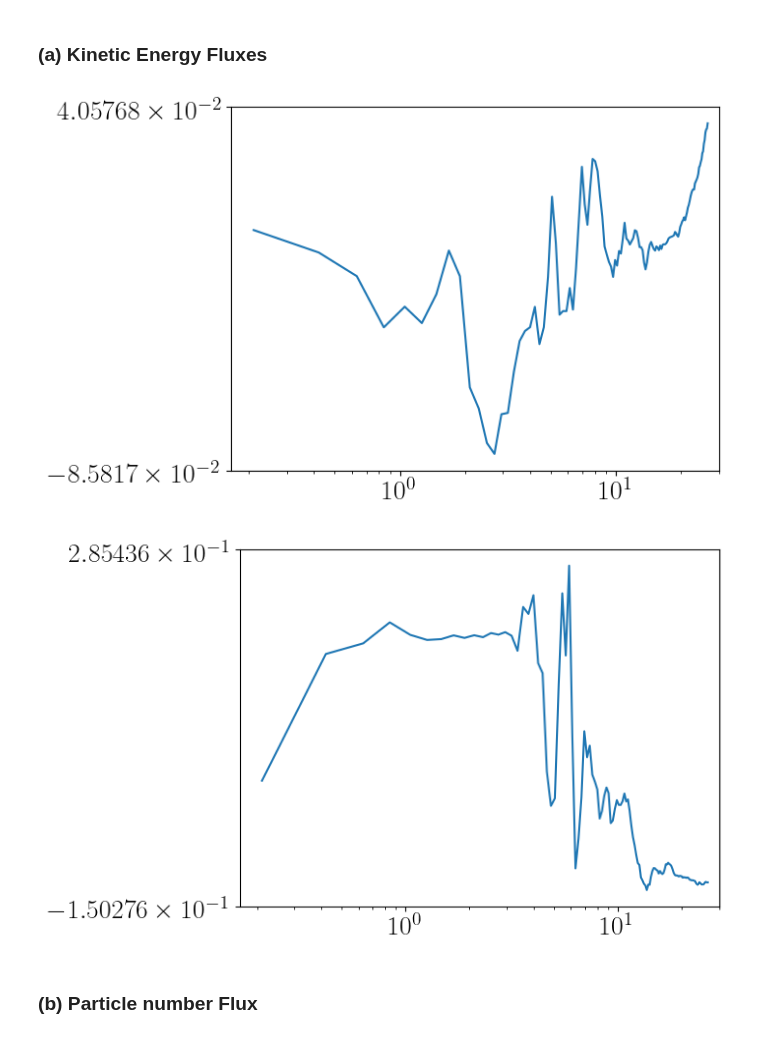
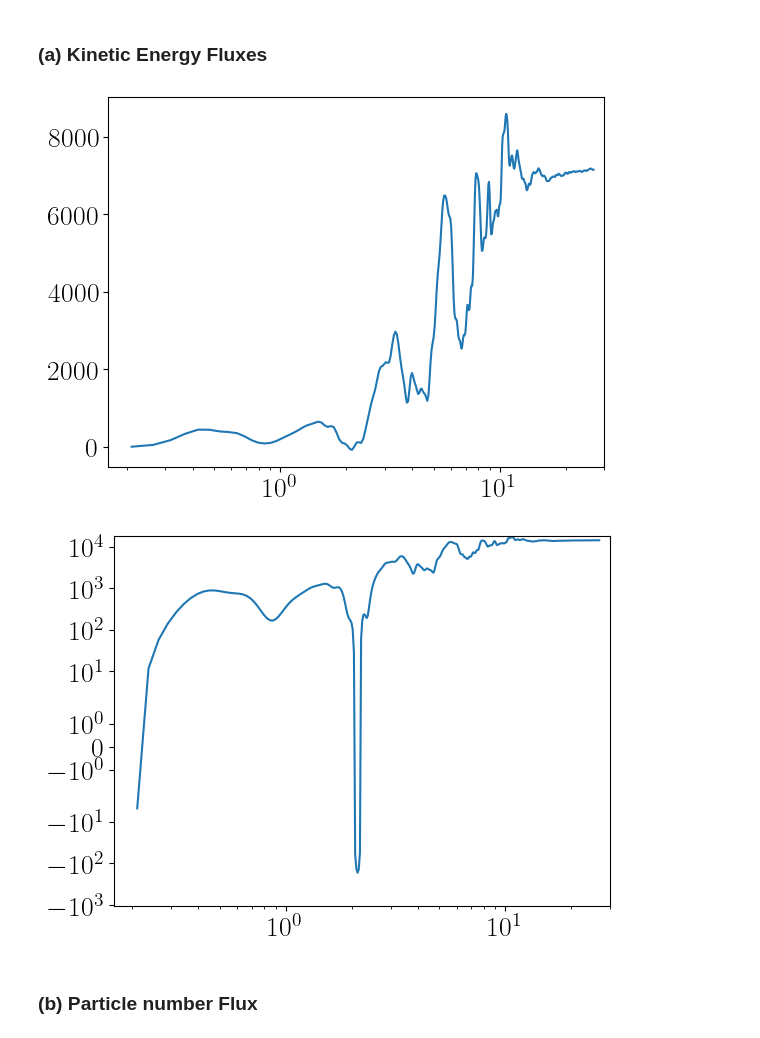
Before and after one commit to sachinrawat2207/quTARANGm, a Jupyter notebook: postprocessing/plot_spectra.ipynb, the cells around one changed output. Saved outputs shown, nothing was run; the diff lists cells and outputs as text; code cells hidden in the pictures.

```diff
--- a/postprocessing/plot_spectra.ipynb
+++ b/postprocessing/plot_spectra.ipynb
@@ -64,16 +65,17 @@ plt.savefig(S.op/"res_incompspec_bin.jpeg", dpi=300, bbox_inches='tight')# save
 # %% [markdown]
 ### (a) Kinetic Energy Fluxes
 # %%
-k, kei_flux, kec_flux = S.ke_flux(Ti = 3, Tf = 3, N = 100)
+k, kei_flux, kec_flux = S.ke_flux(Ti = 5, N = 500, type='resolved')
 # %%
-plt.plot(k, kei_flux)
+plt.plot(k, kec_flux)
 # plt.ylim(bottom = 1e-6)
 plt.xscale('log')
-plt.yscale('symlog')
+# plt.ylim([-2,2])
+# plt.yscale('symlog')
 plt.xlim(right = 3e1)
 plt.savefig(S.op/"incompflux.jpeg", dpi=300, bbox_inches='tight')# save data to the postprocesing folder in output directory
 # %% [output]
-[figure, old version]
+[figure, new version]
 # %%
 plt.plot(k, kec_flux)
 plt.xscale('log')
@@ -81,7 +83,7 @@ plt.yscale('symlog')
 plt.xlim(right = 3e1)
 plt.savefig(S.op/"compflux.jpeg", dpi=300, bbox_inches='tight')# save data to the postprocesing folder in output directory
 # %% [output]
-[figure, old version]
+[figure, new version]
 # %% [markdown]
 ### (b) Particle number Flux
 # %%
```
Also changed, not shown: parts of 6 cells of this notebook, 1 other file.
